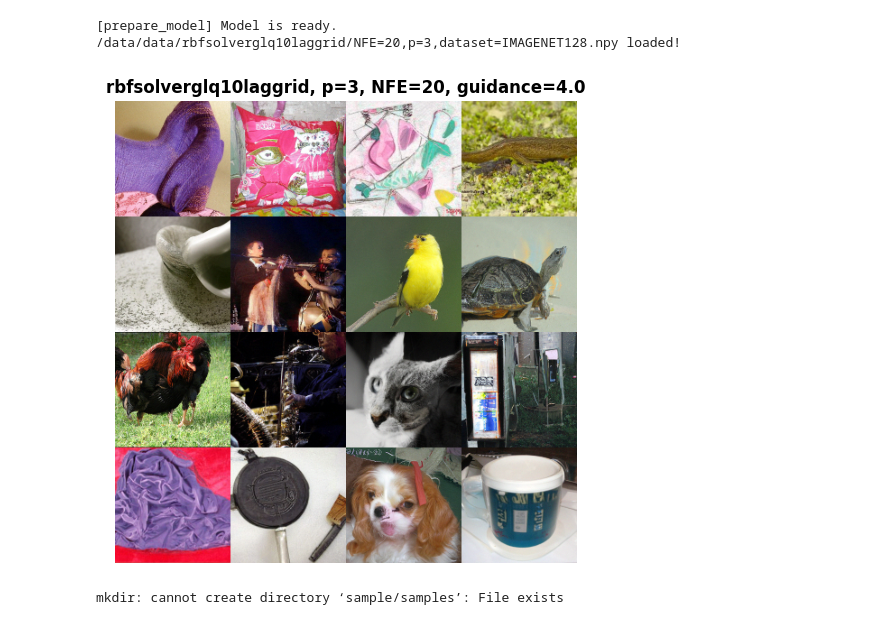
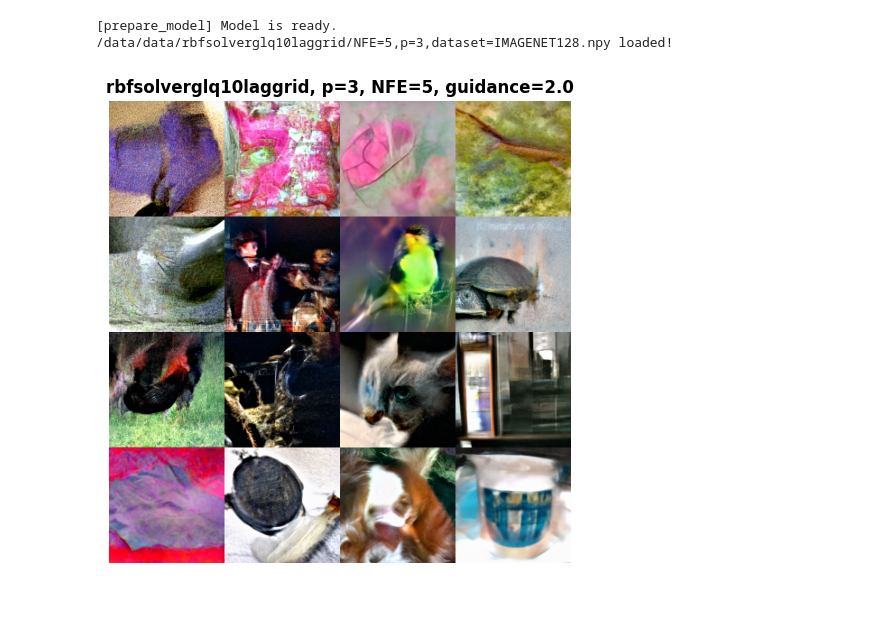
Before and after one commit to scpark20/rbf_fid, a Jupyter notebook: sample/imagenet128/rbfsolverglq10laggrid_imagenet128.ipynb, the cells around one changed output. Cells and saved outputs as stored; diff of their text form; code cells hidden in the pictures.

```diff
--- a/sample/imagenet128/rbfsolverglq10laggrid_imagenet128.ipynb
+++ b/sample/imagenet128/rbfsolverglq10laggrid_imagenet128.ipynb
@@ -57,8 +57,8 @@ sys.argv = [
     "--ni",
 
     "--sample_type", "rbfsolverglq10laggrid",
-    "--scale", "4.0",
-    "--timesteps", "20",
+    "--scale", "2.0",
+    "--timesteps", "5",
     "--log_scale_min", "-2.0",
     "--log_scale_max", "3.0",
     "--scale_dir", "/data/data/rbfsolverglq10laggrid",
@@ -107,7 +107,4 @@ plt.axis('off')
 title = f"{args.sample_type}, p={args.dpm_solver_order}, NFE={args.timesteps}, guidance={args.scale}"
 plt.title(title, fontweight="bold")
 plt.show()
-
-!mkdir sample/samples
-torch.save(sampled_x, 'sample/samples/rbfcpdtargetlgtrapz.pt')
 # %% [output]
@@ -121,4 +113,3 @@ INFO - main.py - 2025-03-31 14:23:04,372 - Using device: cuda
 [prepare_model] Model is ready.
-/data/data/rbfsolverglq10laggrid/NFE=20,p=3,dataset=IMAGENET128.npy loaded!
+/data/data/rbfsolverglq10laggrid/NFE=5,p=3,dataset=IMAGENET128.npy loaded!
-[figure, old version]
+[figure, new version]
-mkdir: cannot create directory ‘sample/samples’: File exists
```
Also changed, not shown: parts of 2 cells of this notebook, 13 other files.
